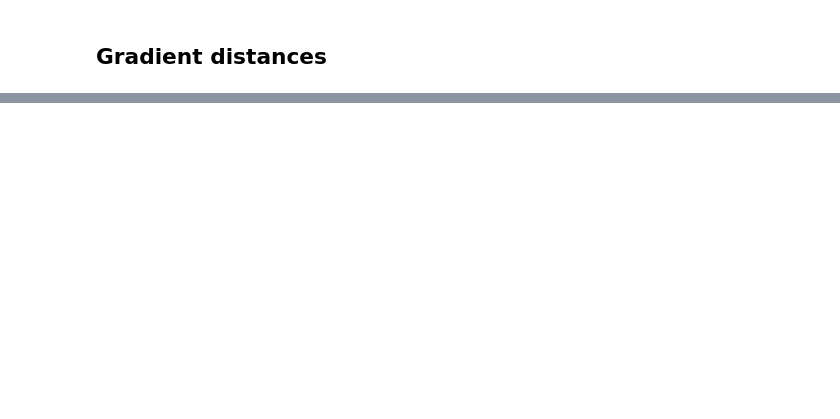
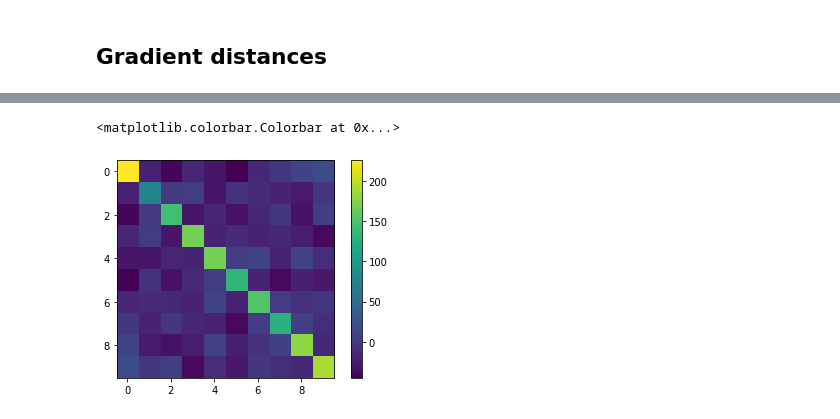
Before and after one commit to mooselumph/gradient-features, a Jupyter notebook: app/haiku_gradients.ipynb, the cells around one changed output, grey strips where cells are left out. Drawn from its saved outputs; the diff is of its cells as text; code cells hidden in the pictures; blank space fills up the shorter version.

```diff
--- a/app/haiku_gradients.ipynb
+++ b/app/haiku_gradients.ipynb
@@ -265,0 +546,2 @@ plt.colorbar()
+# %%
+distances = avg_sim(jnp.sqrt(1./200)*final_features, batch['label'], list(range(10)), hk.PRNGSequence(42))
@@ -265,0 +559,6 @@ plt.colorbar()
+# %%
+plt.imshow(distances)
+plt.colorbar()
+# %% [output]
+<matplotlib.colorbar.Colorbar at 0x...>
+[figure, added]
```
Also changed, not shown: parts of 60 cells of this notebook.
